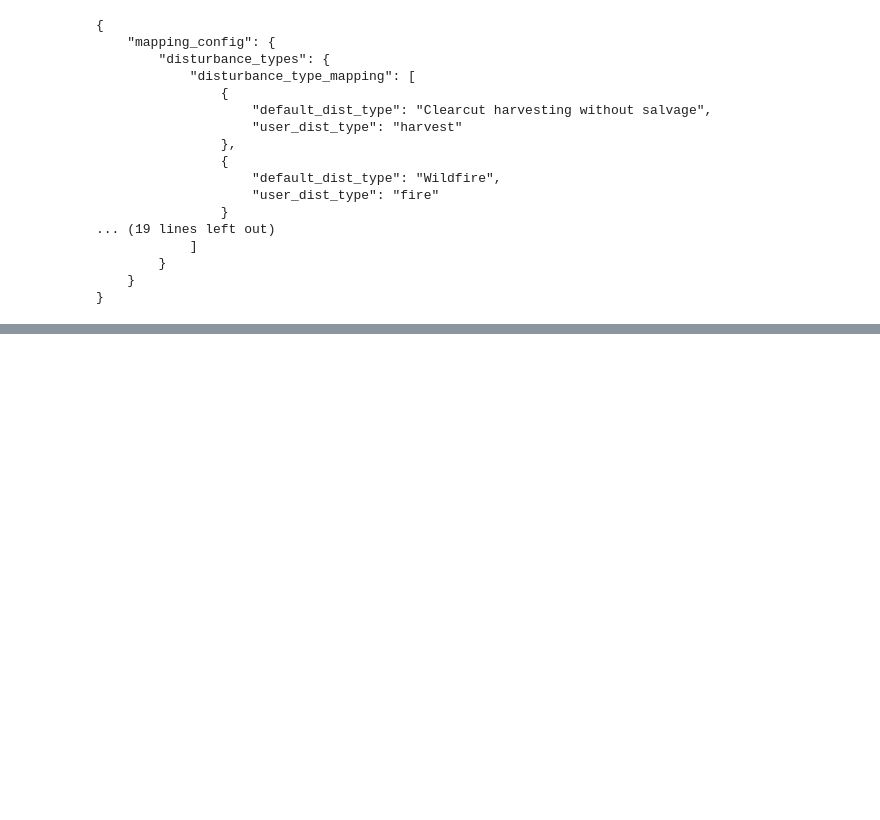
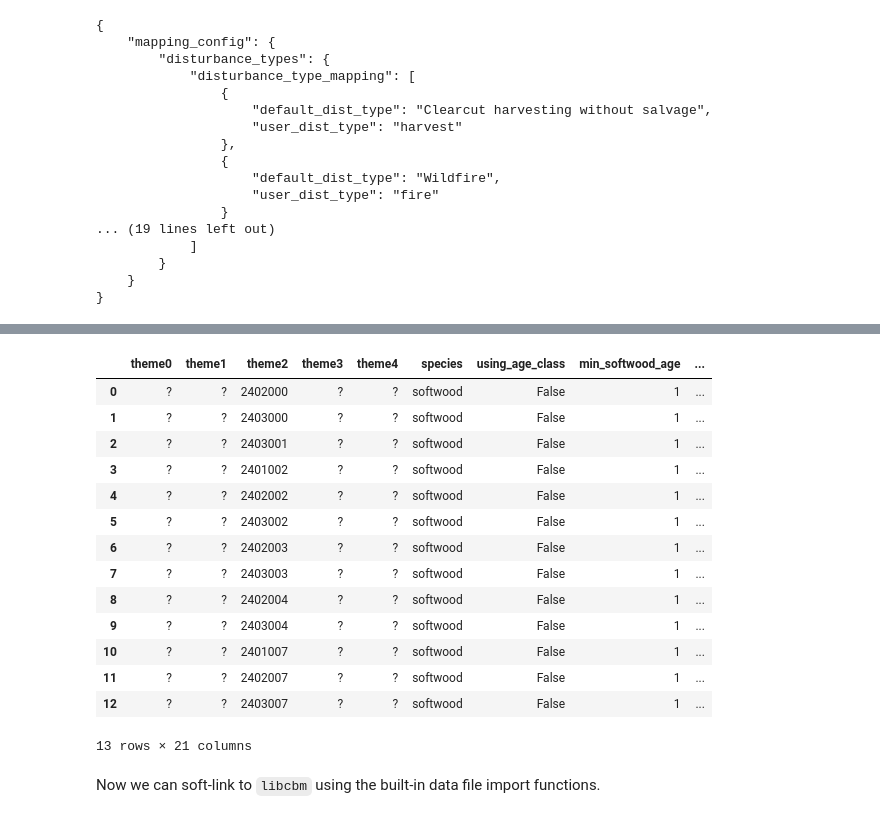
Before and after one commit to UBC-FRESH/ws3, a Jupyter notebook: examples/030_ws3_libcbm_sequential.ipynb, the cells around one changed output, grey strips where cells are left out. Drawn from its saved outputs; the diff is of its cells as text; code cells hidden in the pictures; blank space fills up the shorter version.

```diff
--- a/examples/030_ws3_libcbm_sequential.ipynb
+++ b/examples/030_ws3_libcbm_sequential.ipynb
@@ -883,0 +1016,20 @@ print(json.dumps(sit.config, indent=4, sort_keys=True))
+# %%
+pd.read_csv('data/libcbm_model_files/sit_transitions.csv')
+# %% [output]
+|  | theme0 | theme1 | theme2 | theme3 | theme4 | species | using_age_class | min_softwood_age | ... |
+| 0 | ? | ? | 2402000 | ? | ? | softwood | False | 1 | ... |
+| 1 | ? | ? | 2403000 | ? | ? | softwood | False | 1 | ... |
+| 2 | ? | ? | 2403001 | ? | ? | softwood | False | 1 | ... |
+| 3 | ? | ? | 2401002 | ? | ? | softwood | False | 1 | ... |
+| 4 | ? | ? | 2402002 | ? | ? | softwood | False | 1 | ... |
+| 5 | ? | ? | 2403002 | ? | ? | softwood | False | 1 | ... |
+| 6 | ? | ? | 2402003 | ? | ? | softwood | False | 1 | ... |
+| 7 | ? | ? | 2403003 | ? | ? | softwood | False | 1 | ... |
+| 8 | ? | ? | 2402004 | ? | ? | softwood | False | 1 | ... |
+| 9 | ? | ? | 2403004 | ? | ? | softwood | False | 1 | ... |
+| 10 | ? | ? | 2401007 | ? | ? | softwood | False | 1 | ... |
+| 11 | ? | ? | 2402007 | ? | ? | softwood | False | 1 | ... |
+| 12 | ? | ? | 2403007 | ? | ? | softwood | False | 1 | ... |
+13 rows × 21 columns
+# %% [markdown]
+Now we can soft-link to `libcbm` using the built-in data file import functions.
```
Also changed, not shown: parts of 41 cells of this notebook, 9 other files.
